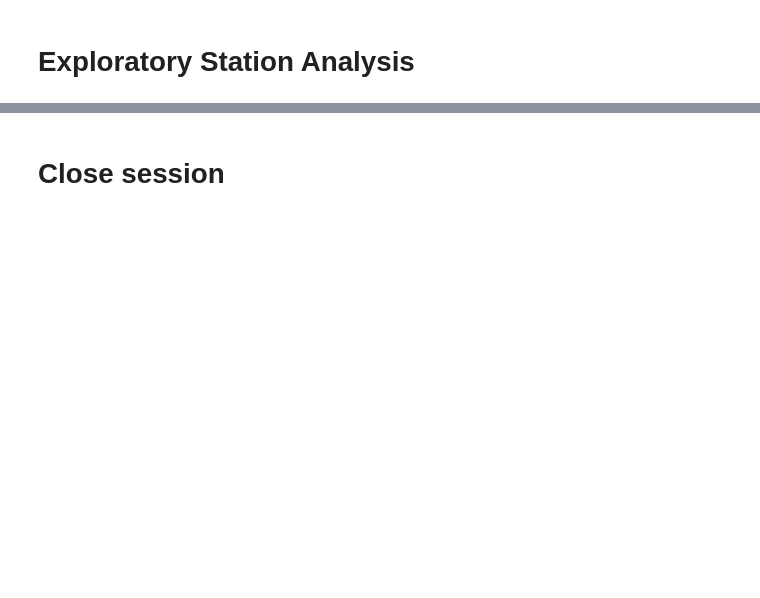
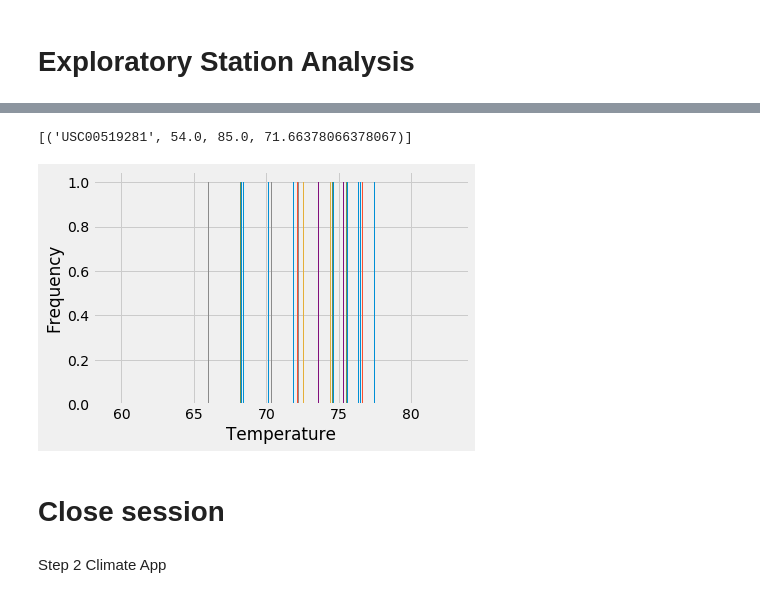
Before and after one commit to lorelles/sqlalchemy-challenge, a Jupyter notebook: climate_starter.ipynb, the cells around one changed output, grey strips where cells are left out. Drawn from its saved outputs; the diff is of its cells as text; code cells hidden in the pictures; blank space fills up the shorter version.

```diff
--- a/climate_starter.ipynb
+++ b/climate_starter.ipynb
@@ -95,12 +135,38 @@ AttributeError: module 'pandas' has no attribute 'prcp_scores'
 # %%
 # Using the most active station id from the previous query, calculate the lowest, highest, and average temperature.
+#The station with the highest count is staion USC00519281
+station = [measurement.station,
+    func.min(measurement.tobs),
+    func.max(measurement.tobs),
+    func.avg(measurement.tobs)]
 
-##
+active_station = session.query(*station).filter(measurement.station == "USC00519281").all()
+active_station
+# %% [output]
+[('USC00519281', 54.0, 85.0, 71.66378066378067)]
 # %%
 # Using the most active station id
 # Query the last 12 months of temperature observation data for this station and plot the results as a histogram
+year_tobs = session.query(measurement.tobs).filter(measurement.station == "USC00519281")\
+    .filter(measurement.date >= last_year_date).all()
+year_tobs_df = pd.DataFrame(year_tobs, columns=['measurement.tobs'])
+#year_tobs_.plot.hst(by=year_tobs, bins=12)
+#fig, ax = plt.subplots()
+#x = range(len(year_tobs))
+#ax.hist(year_tobs)
+#ax.set_title('tobs')
+#fig.tight_layout()
+#plt.show()
+plt.hist(year_tobs_df, bins=12)
+plt.xlabel("Temperature")
+plt.ylabel("Frequency")
+plt.show()
+# %% [output]
+[figure, added]
 # %% [markdown]
 # Close session
 # %%
 # Close Session
 session.close()
+# %% [markdown]
+Step 2 Climate App
```
Also changed, not shown: parts of 13 cells of this notebook, 1 other file.
